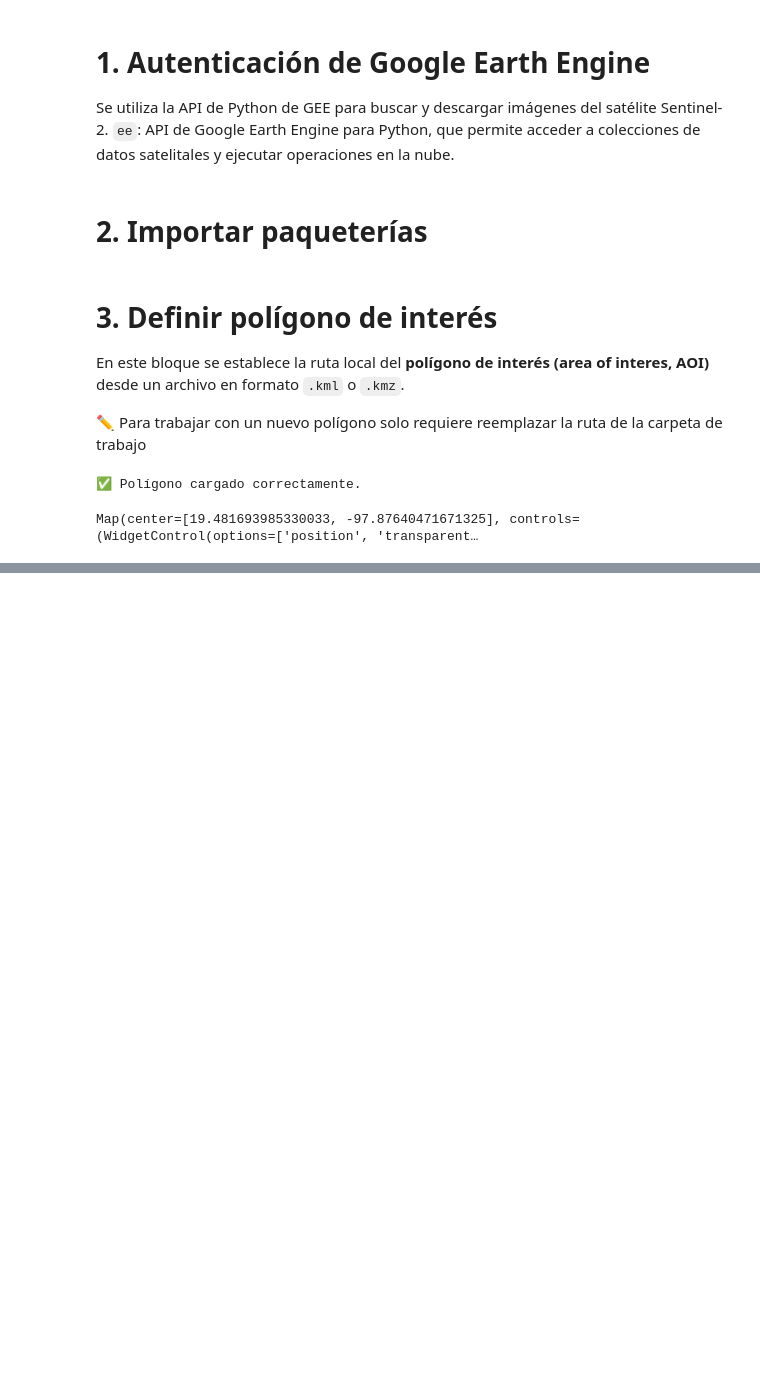
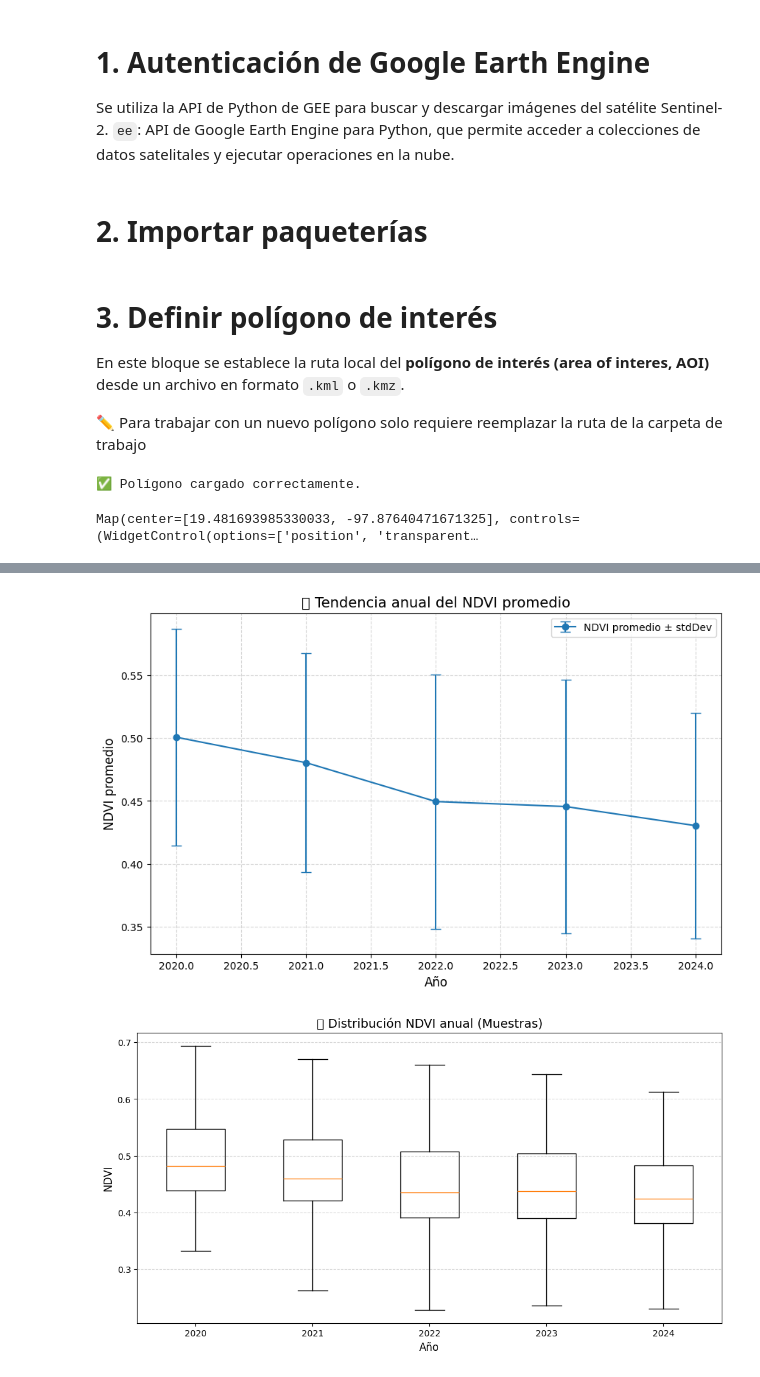
Before and after one commit to Zairpv/Deforestacion_P, a Jupyter notebook: Analisis de vegetación.ipynb, the cells around one changed output, grey strips where cells are left out. Drawn from its saved outputs; the diff is of its cells as text; code cells hidden in the pictures; blank space fills up the shorter version.

```diff
--- a/Analisis de vegetación.ipynb
+++ b/Analisis de vegetación.ipynb
@@ -101,0 +114,18 @@ def addNDVI(image):
+# %%
+# Función 1: Enmascarar nubes y nieve/hielo usando probabilidades
+
+# Los umbrales de nubes y nieve se pueden ajustar ✏️
+def maskS2clouds_coastal(image, cloud_thresh=10, snow_thresh=20):
+
+    # Seleccionar la banda de probabilidad de nubes
+    clouds = image.select('MSK_CLDPRB')
+
+    # Enmascarar áreas con probabilidad de nubes mayor al umbral
+    mask = clouds.lt(cloud_thresh)
+
+    # Enmascarar áreas con probabilidad de nieve mayor al umbral
+    snow = image.select('MSK_SNWPRB')
+    mask = mask.And(snow.lt(snow_thresh))
+
+    # Aplicar la máscara a la imagen
+    return image.updateMask(mask)
@@ -101,0 +309,43 @@ def addNDVI(image):
+# %%
+# Configurar tamaño del gráfico
+plt.figure(figsize=(10, 6))
+
+# Línea de tendencia NDVI_media con barras de desviación estándar
+plt.errorbar(
+    df_resumen["Año"], df_resumen["NDVI_media"],
+    yerr=df_resumen["NDVI_stdDev"],
+    fmt='-o', capsize=5, capthick=1, label="NDVI promedio ± stdDev"
+)
+
+# Etiquetas y título
+plt.title("📈 Tendencia anual del NDVI promedio", fontsize=14)
+plt.xlabel("Año", fontsize=12)
+plt.ylabel("NDVI promedio", fontsize=12)
+plt.grid(True, linestyle='--', alpha=0.5)
+plt.legend()
+plt.show()
+
+# Boxplot comparativo NDVI por año (muestra rápida con 1% de los datos)
+plt.figure(figsize=(12, 6))
+
+# Extraer muestras de NDVI para boxplot
+muestras = []
+etiquetas = []
+for año, coleccion in colecciones_filtradas.items():
+    # Generar mosaico anual
+    ndvi_mosaico = coleccion.select('NDVI').mean().clip(aoi)
+    # Extraer valores NDVI al azar (muestra para visualización)
+    sample = ndvi_mosaico.sample(region=aoi, scale=10, numPixels=500, geometries=False).aggregate_array('NDVI').getInfo()
+    muestras.append(sample)
+    etiquetas.append(str(año))
+
+# Crear boxplot
+plt.boxplot(muestras, labels=etiquetas, showfliers=False)
+plt.title("📦 Distribución NDVI anual (Muestras)", fontsize=14)
+plt.xlabel("Año", fontsize=12)
+plt.ylabel("NDVI", fontsize=12)
+plt.grid(axis='y', linestyle='--', alpha=0.5)
+plt.show()
+# %% [output]
+[figure, added]
+[figure, added]
```
Also changed, not shown: parts of 19 cells of this notebook.
